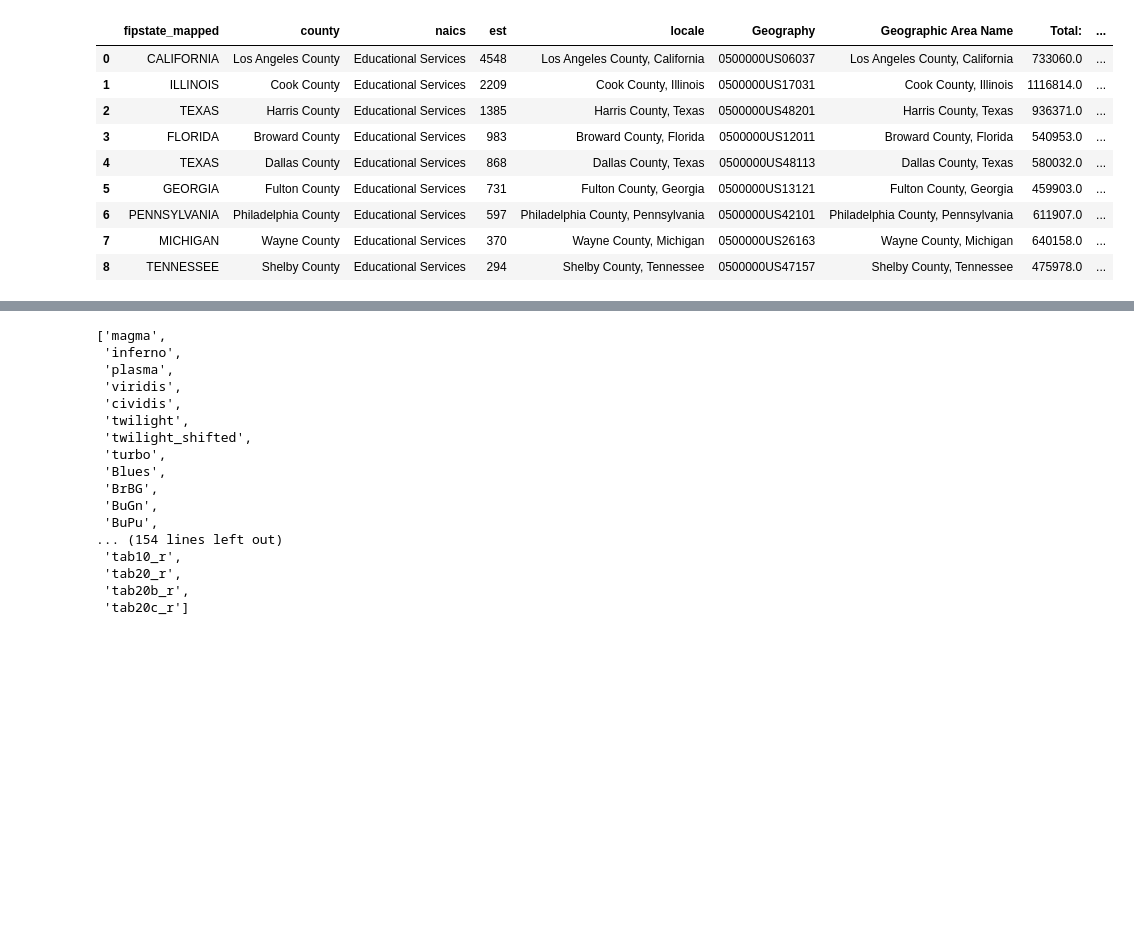
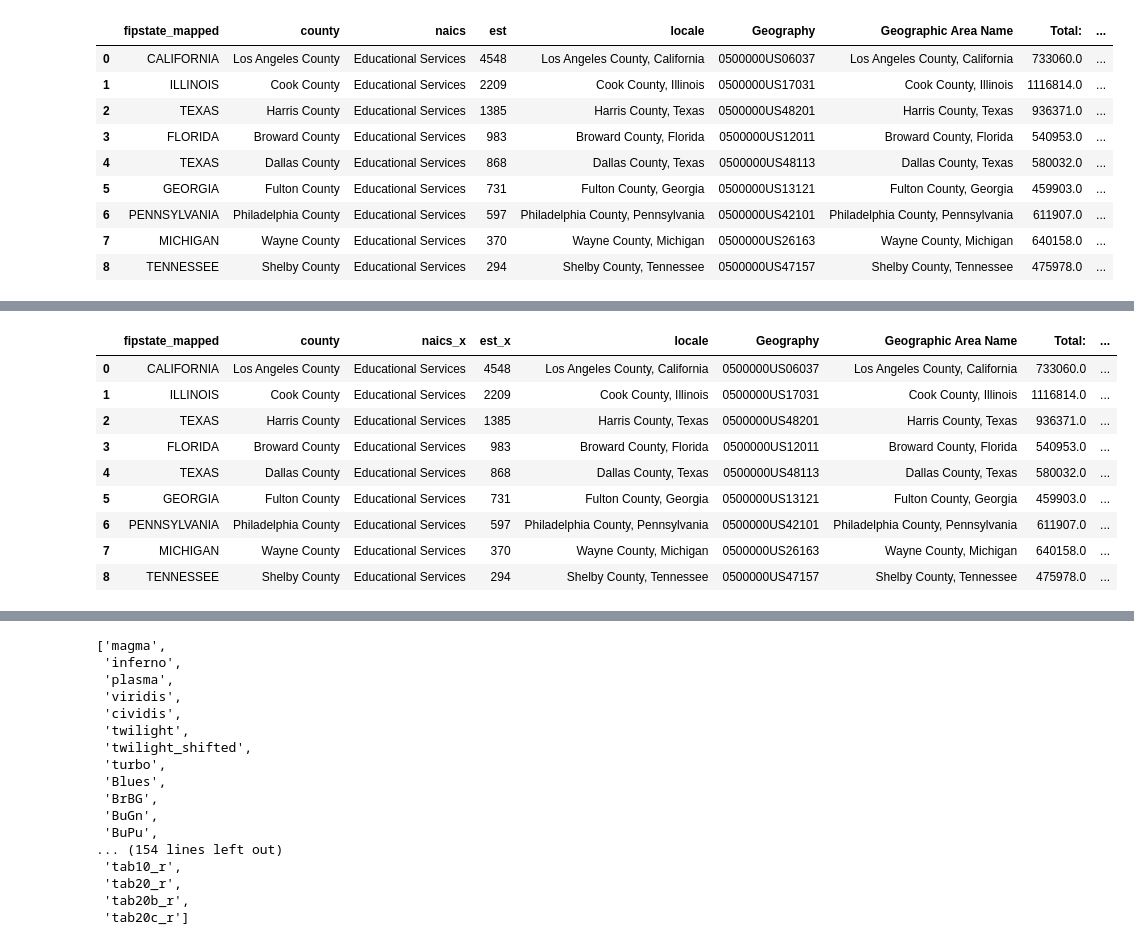
Before and after one commit to DanielOsuoha/Data-For-Good, a Jupyter notebook: eda.ipynb, the cells around one changed output, grey strips where cells are left out. Drawn from its saved outputs; the diff is of its cells as text; code cells hidden in the pictures; blank space fills up the shorter version.

```diff
--- a/eda.ipynb
+++ b/eda.ipynb
@@ -462,2 +497,16 @@ from adjustText import adjust_text
+# %%
+nonprofit_population_internships = nonprofit_population_internships.merge(gradrates, left_on='Geographic Area Name', right_on='Geographic Area Name', how='inner')
+nonprofit_population_internships
+# %% [output]
+|  | fipstate_mapped | county | naics_x | est_x | locale | Geography | Geographic Area Name | Total: | ... |
+| 0 | CALIFORNIA | Los Angeles County | Educational Services | 4548 | Los Angeles County, California | 0500000US06037 | Los Angeles County, California | 733060.0 | ... |
+| 1 | ILLINOIS | Cook County | Educational Services | 2209 | Cook County, Illinois | 0500000US17031 | Cook County, Illinois | 1116814.0 | ... |
+| 2 | TEXAS | Harris County | Educational Services | 1385 | Harris County, Texas | 0500000US48201 | Harris County, Texas | 936371.0 | ... |
+| 3 | FLORIDA | Broward County | Educational Services | 983 | Broward County, Florida | 0500000US12011 | Broward County, Florida | 540953.0 | ... |
+| 4 | TEXAS | Dallas County | Educational Services | 868 | Dallas County, Texas | 0500000US48113 | Dallas County, Texas | 580032.0 | ... |
+| 5 | GEORGIA | Fulton County | Educational Services | 731 | Fulton County, Georgia | 0500000US13121 | Fulton County, Georgia | 459903.0 | ... |
+| 6 | PENNSYLVANIA | Philadelphia County | Educational Services | 597 | Philadelphia County, Pennsylvania | 0500000US42101 | Philadelphia County, Pennsylvania | 611907.0 | ... |
+| 7 | MICHIGAN | Wayne County | Educational Services | 370 | Wayne County, Michigan | 0500000US26163 | Wayne County, Michigan | 640158.0 | ... |
+| 8 | TENNESSEE | Shelby County | Educational Services | 294 | Shelby County, Tennessee | 0500000US47157 | Shelby County, Tennessee | 475978.0 | ... |
 # %%
 plt.figure(figsize=(8, 5))
```
Also changed, not shown: parts of 5 cells of this notebook, 1 other file.
